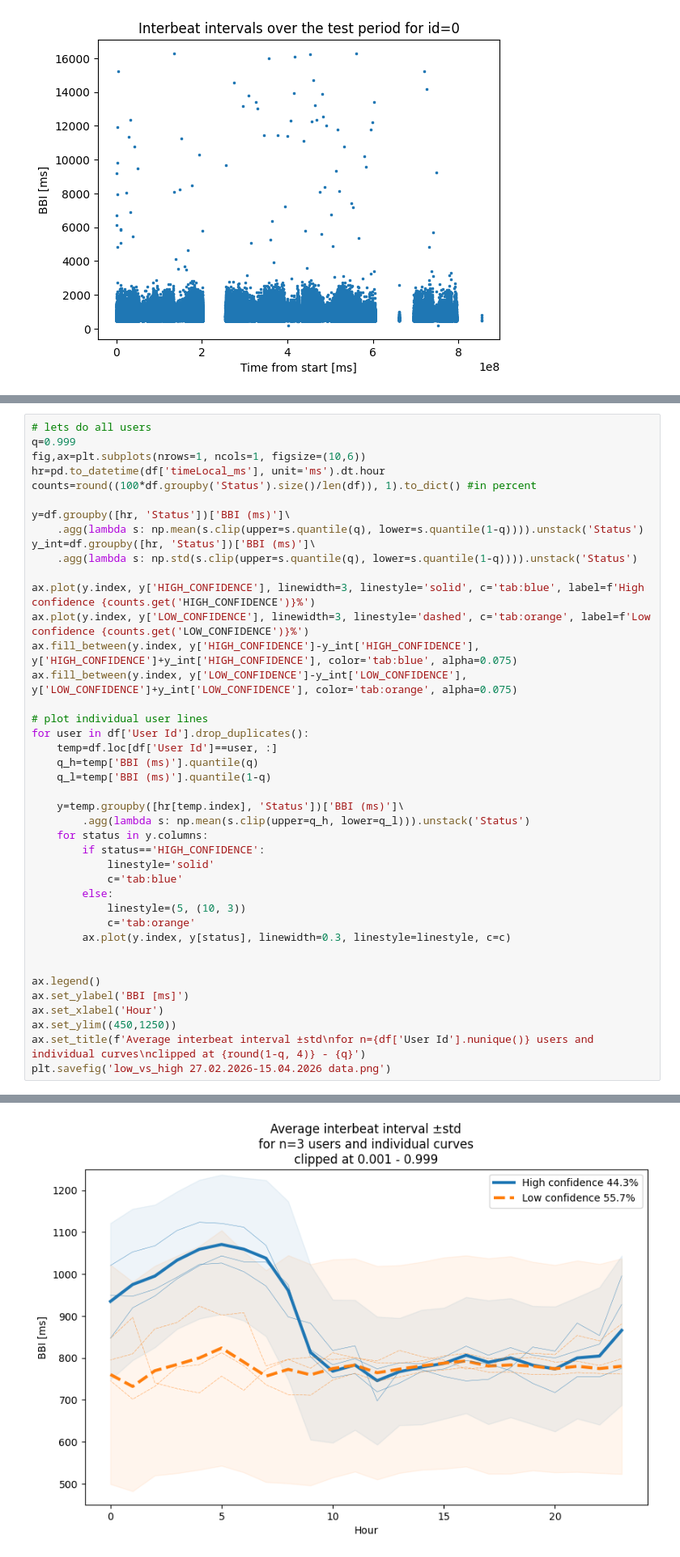
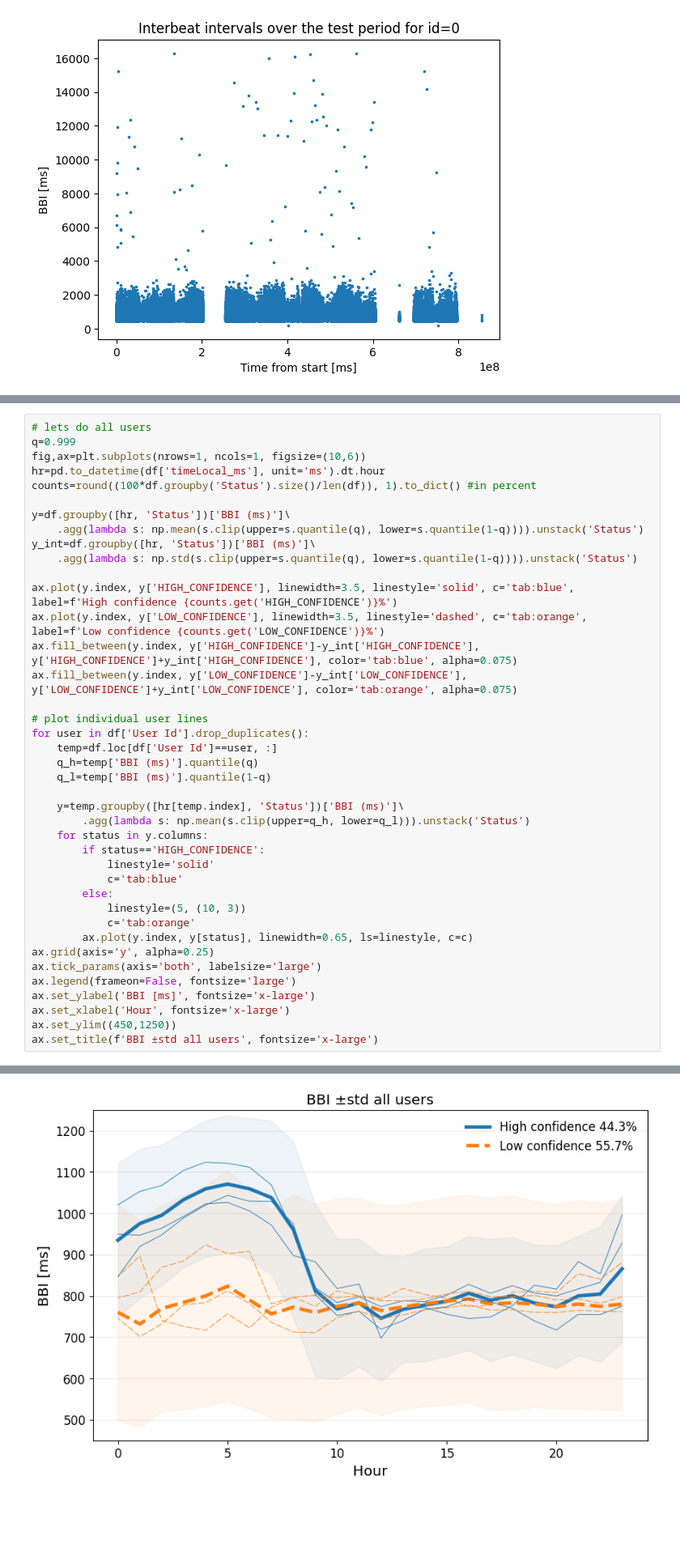
Before and after one commit to mol2people/tiktok_hrv, a Jupyter notebook: eda_hrv.ipynb, the cells around one changed output, grey strips where cells are left out. Shown at 81% size. Cells and saved outputs as stored; diff of their text form; blank space fills up the shorter version.

```diff
--- a/eda_hrv.ipynb
+++ b/eda_hrv.ipynb
@@ -376,8 +385,8 @@ y=df.groupby([hr, 'Status'])['BBI (ms)']\
 y_int=df.groupby([hr, 'Status'])['BBI (ms)']\
     .agg(lambda s: np.std(s.clip(upper=s.quantile(q), lower=s.quantile(1-q)))).unstack('Status')
 
-ax.plot(y.index, y['HIGH_CONFIDENCE'], linewidth=3, linestyle='solid', c='tab:blue', label=f'High confidence {counts.get('HIGH_CONFIDENCE')}%')
-ax.plot(y.index, y['LOW_CONFIDENCE'], linewidth=3, linestyle='dashed', c='tab:orange', label=f'Low confidence {counts.get('LOW_CONFIDENCE')}%')
+ax.plot(y.index, y['HIGH_CONFIDENCE'], linewidth=3.5, linestyle='solid', c='tab:blue', label=f'High confidence {counts.get('HIGH_CONFIDENCE')}%')
+ax.plot(y.index, y['LOW_CONFIDENCE'], linewidth=3.5, linestyle='dashed', c='tab:orange', label=f'Low confidence {counts.get('LOW_CONFIDENCE')}%')
 ax.fill_between(y.index, y['HIGH_CONFIDENCE']-y_int['HIGH_CONFIDENCE'], y['HIGH_CONFIDENCE']+y_int['HIGH_CONFIDENCE'], color='tab:blue', alpha=0.075)
 ax.fill_between(y.index, y['LOW_CONFIDENCE']-y_int['LOW_CONFIDENCE'], y['LOW_CONFIDENCE']+y_int['LOW_CONFIDENCE'], color='tab:orange', alpha=0.075)
 
@@ -396,13 +405,12 @@ for user in df['User Id'].drop_duplicates():
         else:
             linestyle=(5, (10, 3))
             c='tab:orange'
-        ax.plot(y.index, y[status], linewidth=0.3, linestyle=linestyle, c=c)
-
-
-ax.legend()
-ax.set_ylabel('BBI [ms]')
-ax.set_xlabel('Hour')
+        ax.plot(y.index, y[status], linewidth=0.65, ls=linestyle, c=c)
+ax.grid(axis='y', alpha=0.25)
+ax.tick_params(axis='both', labelsize='large')
+ax.legend(frameon=False, fontsize='large')
+ax.set_ylabel('BBI [ms]', fontsize='x-large')
+ax.set_xlabel('Hour', fontsize='x-large')
 ax.set_ylim((450,1250))
-ax.set_title(f'Average interbeat interval ±std\nfor n={df['User Id'].nunique()} users and individual curves\nclipped at {round(1-q, 4)} - {q}')
-plt.savefig('low_vs_high 27.02.2026-15.04.2026 data.png')
+ax.set_title(f'BBI ±std all users', fontsize='x-large')
 # %% [output]
@@ -409,4 +418,4 @@ plt.savefig('low_vs_high 27.02.2026-15.04.2026 data.png')
-[figure, old version]
+[figure, new version]
 # %%
 # % vals by STATUS
 fig,ax=plt.subplots(nrows=1, ncols=1, figsize=(10,6))
```
Also changed, not shown: parts of 37 cells of this notebook, 1 other file.
